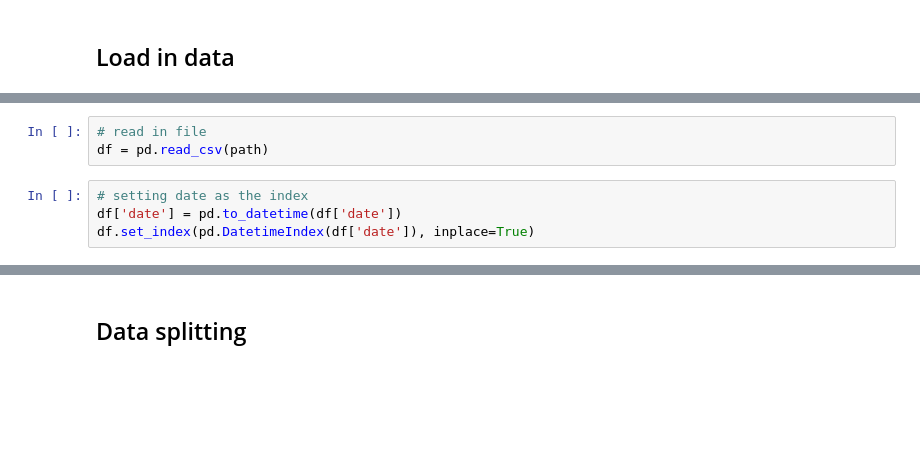
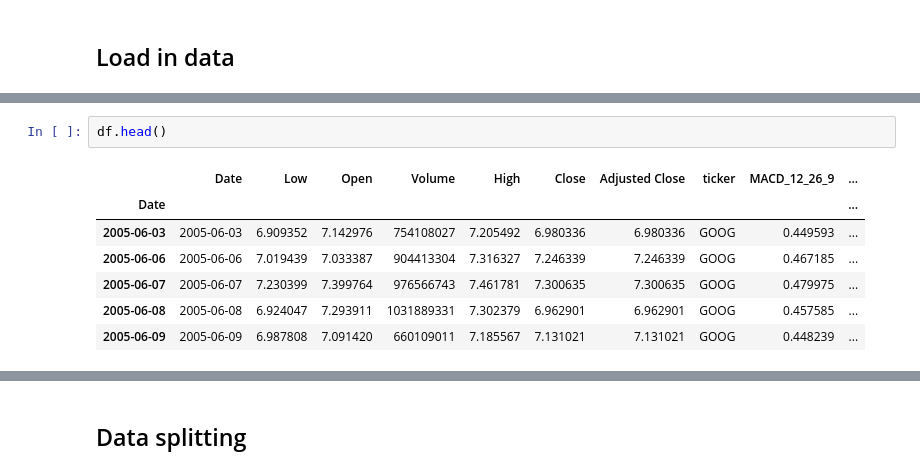
Before and after one commit to DanielVeress/price_prediction, a Jupyter notebook: price_prediction.ipynb, the cells around one changed output, grey strips where cells are left out. Drawn from its saved outputs; the diff is of its cells as text; blank space fills up the shorter version.

```diff
--- a/price_prediction.ipynb
+++ b/price_prediction.ipynb
@@ -66,7 +81,0 @@ Most recent file will be used:
-# %%
-# read in file
-df = pd.read_csv(path)
-# %%
-# setting date as the index
-df['date'] = pd.to_datetime(df['date'])
-df.set_index(pd.DatetimeIndex(df['date']), inplace=True)
@@ -81,3 +82,13 @@ df.head(3)
+# %%
+df.head()
+# %% [output]
+|  | Date | Low | Open | Volume | High | Close | Adjusted Close | ticker | MACD_12_26_9 | ... |
+| Date |  |  |  |  |  |  |  |  |  | ... |
+| 2005-06-03 | 2005-06-03 | 6.909352 | 7.142976 | 754108027 | 7.205492 | 6.980336 | 6.980336 | GOOG | 0.449593 | ... |
+| 2005-06-06 | 2005-06-06 | 7.019439 | 7.033387 | 904413304 | 7.316327 | 7.246339 | 7.246339 | GOOG | 0.467185 | ... |
+| 2005-06-07 | 2005-06-07 | 7.230399 | 7.399764 | 976566743 | 7.461781 | 7.300635 | 7.300635 | GOOG | 0.479975 | ... |
+| 2005-06-08 | 2005-06-08 | 6.924047 | 7.293911 | 1031889331 | 7.302379 | 6.962901 | 6.962901 | GOOG | 0.457585 | ... |
+| 2005-06-09 | 2005-06-09 | 6.987808 | 7.091420 | 660109011 | 7.185567 | 7.131021 | 7.131021 | GOOG | 0.448239 | ... |
 # %%
 df.columns
 # %% [output]
```
Also changed, not shown: parts of 67 cells of this notebook, 6 other files.
